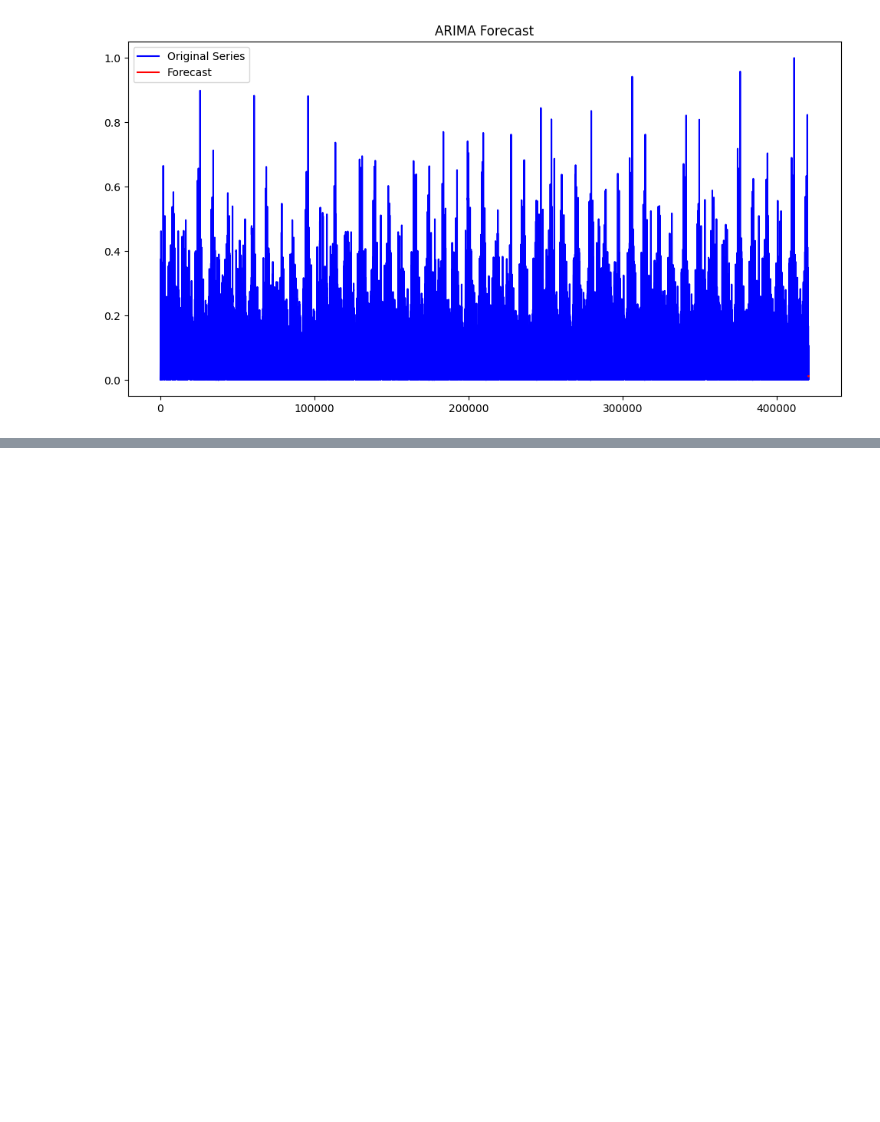
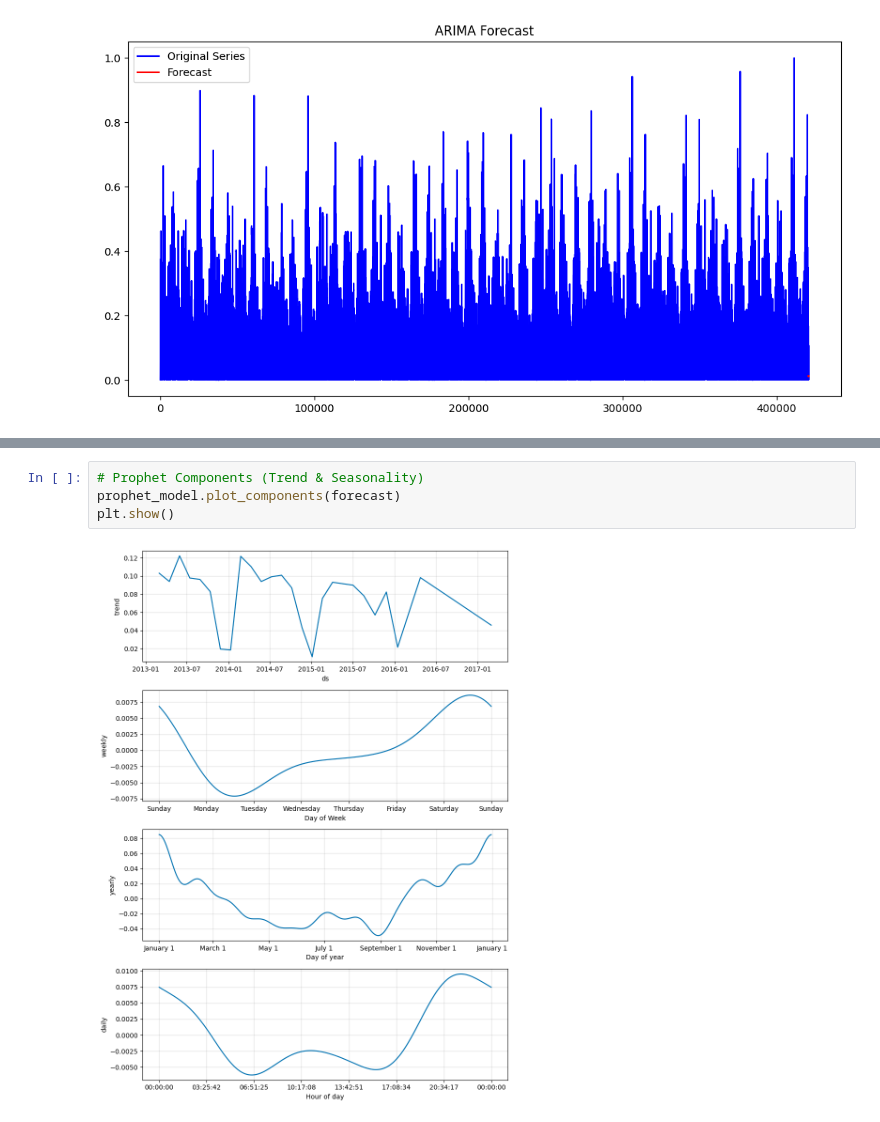
Before and after one commit to mimomaina/machine-learning_002, a Jupyter notebook: Airquality_forecasting.ipynb, the cells around one changed output, grey strips where cells are left out. Saved outputs shown, nothing was run; the diff lists cells and outputs as text; blank space fills up the shorter version.

```diff
--- a/Airquality_forecasting.ipynb
+++ b/Airquality_forecasting.ipynb
@@ -534,0 +608,6 @@ plt.show()
+# %%
+# Prophet Components (Trend & Seasonality)
+prophet_model.plot_components(forecast)
+plt.show()
+# %% [output]
+[figure, added]
```
Also changed, not shown: parts of 11 cells of this notebook.
